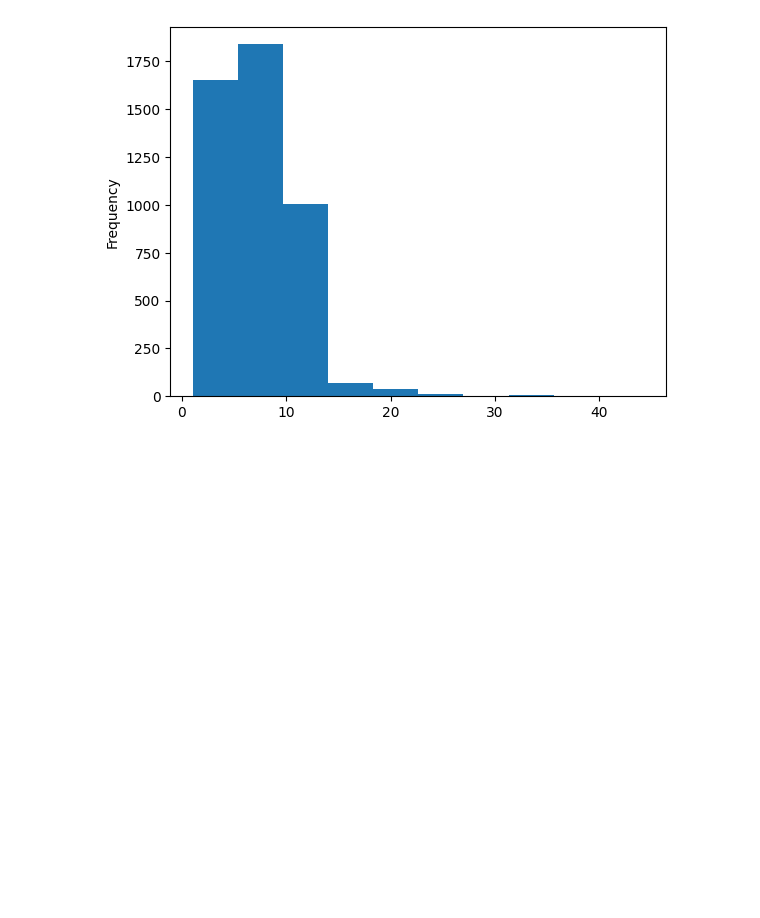
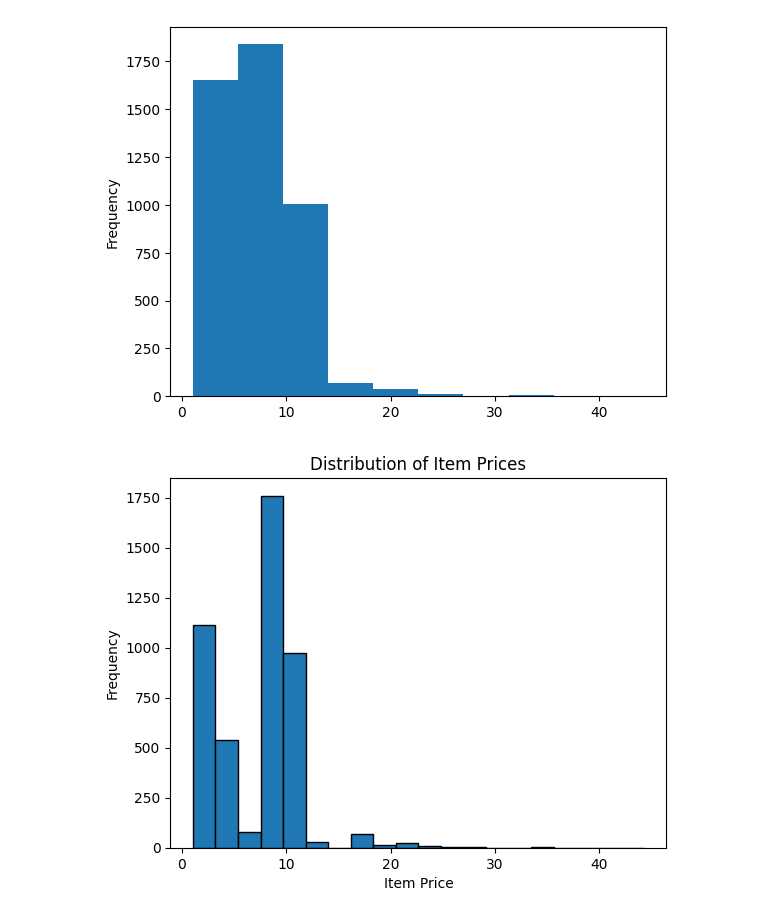
Before and after one commit to Piyushvishnoi/Python_Pandas_Project, a Jupyter notebook: Final_project_panda.ipynb, the cells around one changed output. Saved outputs shown, nothing was run; the diff lists cells and outputs as text; code cells hidden in the pictures; blank space fills up the shorter version.

```diff
--- a/Final_project_panda.ipynb
+++ b/Final_project_panda.ipynb
@@ -289,3 +289,14 @@ data_copy['item_price'].plot(kind='hist')
 # %% [output]
 <Axes: ylabel='Frequency'>
 [figure]
+# %%
+import matplotlib.pyplot as plt
+
+# Plot histogram
+data_copy['item_price'].plot(kind='hist', bins=20, edgecolor='black')
+plt.xlabel('Item Price')
+plt.ylabel('Frequency')
+plt.title('Distribution of Item Prices')
+plt.show()
+# %% [output]
+[figure, added]
```
Also changed, not shown: parts of 18 cells of this notebook.
